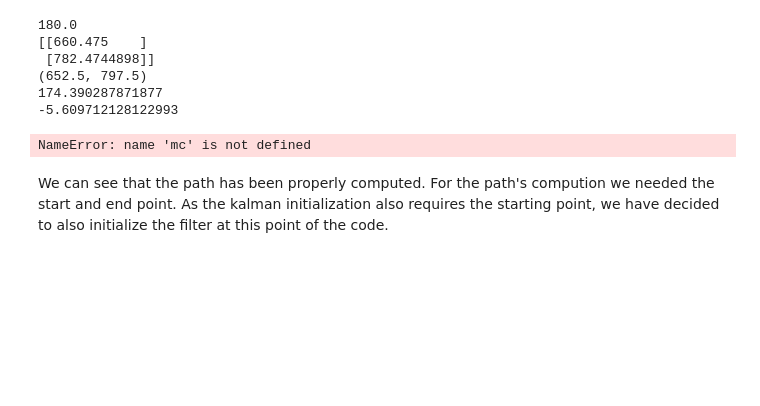
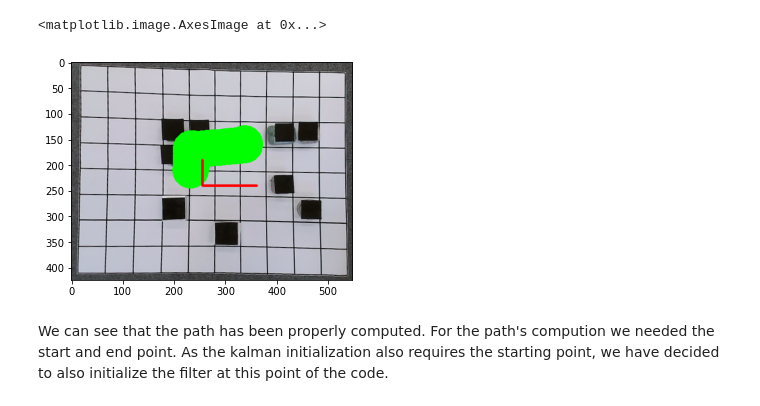
Before and after one commit to Neiizo/Projet-mobile-robotics, a Jupyter notebook: projet.ipynb, the cells around one changed output. Cells and saved outputs as stored; diff of their text form; code cells hidden in the pictures; blank space fills up the shorter version.

```diff
--- a/projet.ipynb
+++ b/projet.ipynb
@@ -283,37 +292,4 @@ import math
 import numpy as np
 import computer_vision as av
 vision = av.Vision(100)
-# %%
-# vision.cap.release()
-# print(vision.thymio_real_pos)
-# print(hist)
-vision.update_coordinates()
-print(vision.thymio_orientation)
-xdes = 3.5 * vision.cell_width
-ydes = 5.5 * vision.cell_width
-delta_x = xdes - vision.thymio_real_pos[0]
-delta_y = ydes - vision.thymio_real_pos[1]
-print(vision.thymio_real_pos)
-print((xdes+vision.cell_width, ydes))
-
-desired_angle = (math.degrees(math.atan2(delta_y,  delta_x))) % 360
-print(desired_angle)
-delta_angle = desired_angle-vision.thymio_orientation
-print(delta_angle)
-# %% [output]
-180.0
-[[660.475    ]
- [782.4744898]]
-(652.5, 797.5)
-174.390287871877
--5.609712128122993
-# %%
-
-mc.motors(node, 0, 0)
-177.51044707800085
-[[810.55      ]
- [364.50520833]]
-(797.5, 362.5)
-# %% [output]
-NameError: name 'mc' is not defined
 # %%
@@ -424,5 +367,24 @@ for dx,dy in shortest_path:
 # %%
 mc.motors(node, 0, 0)
+# %%
+def compare_path(shortest_path, vision):
+    shortest_path_img = np.array([(shortest_path[0] + 1)*vision.cellx - vision.offset, (shortest_path[1] + 1)*vision.celly - vision.offset])
+    path = cv2.imread('output/transformedImage.png', cv2.IMREAD_COLOR)
+    for p in vision.thymio_list_pos:
+        cv2.circle(path, (int(p[0][0]/vision.conversion_factor_x), int(p[1][0]/vision.conversion_factor_y)), 20, (0,255,0), 30)
+
+    for c in range(1, len(shortest_path_img[0])):
+        cv2.line(path, (shortest_path_img[0][c-1], shortest_path_img[1][c-1]),
+                        (shortest_path_img[0][c], shortest_path_img[1][c]), (0,0,255), 3)
+    return path
+
+path = compare_path(shortest_path, vision)
+
+plt.figure
+plt.imshow(cv2.cvtColor(path.astype('uint8'), cv2.COLOR_BGR2RGB))
+# %% [output]
+<matplotlib.image.AxesImage at 0x...>
+[figure, added]
 # %% [markdown]
 We can see that the path has been properly computed. For the path's compution we needed the start and end point. As the kalman initialization also requires the starting point, we have decided to also initialize the filter at this point of the code.
 # %% [markdown]
```
Also changed, not shown: parts of 12 cells of this notebook, 7 other files.
